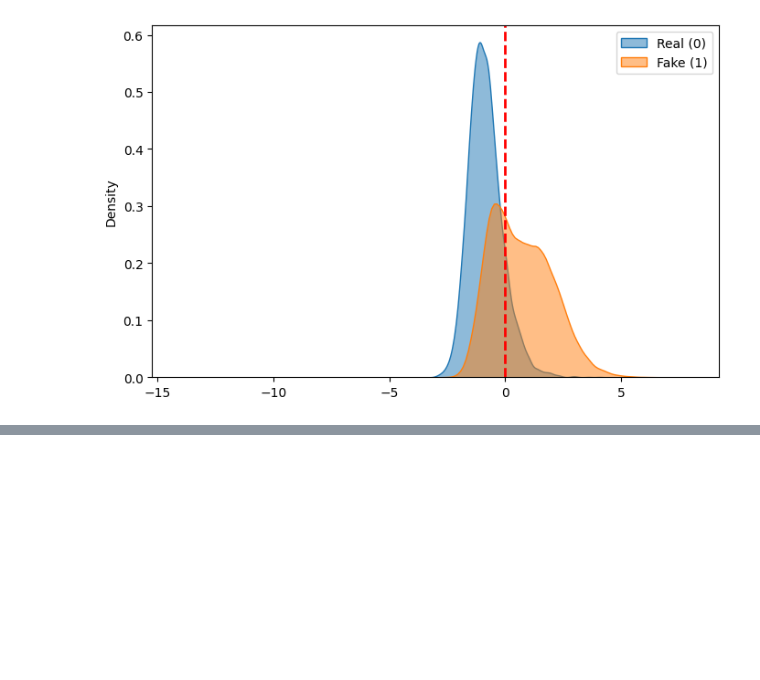
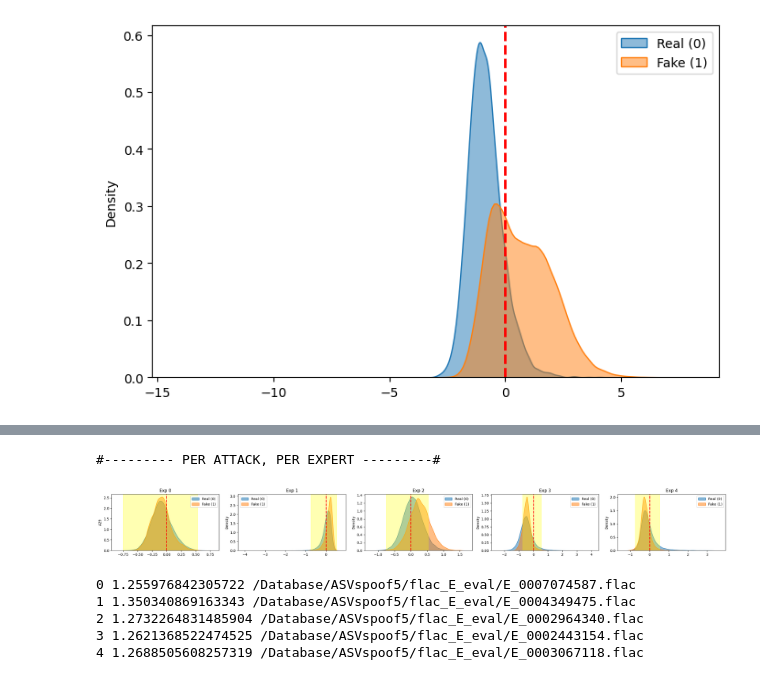
Before and after one commit to nii-yamagishilab/MoE-AntiDeepfake, a Jupyter notebook: notebooks/5_ensemble_distributions.ipynb, the cells around one changed output, grey strips where cells are left out. Saved outputs shown, nothing was run; the diff lists cells and outputs as text; code cells hidden in the pictures; blank space fills up the shorter version.

```diff
--- a/notebooks/5_ensemble_distributions.ipynb
+++ b/notebooks/5_ensemble_distributions.ipynb
@@ -266,0 +388,34 @@ show_per_attack_per_expert(scores, labels, attack_ids, selected_attacks, show_me
+# %%
+rootpath = f"/home/smg/v-viola/moe_antideepfake/results/Ensemble/asv5/experts_trained_on_mix/5_experts_FULL_EVAL/Cset_ASV19_pooled"
+scores, labels, attack_ids = load_results(rootpath)
+selected_attacks = ['A29']
+show_per_attack_per_expert(scores, labels, attack_ids, selected_attacks, show_metrics=False)
+# %% [output]
+#--------- PER ATTACK, PER EXPERT ---------#
+[figure, added]
+# %%
+rootpath = f"/home/smg/v-viola/moe_antideepfake/results/Ensemble/asv5/experts_trained_on_mix/5_experts_FULL_EVAL/Cset_ASV19_pooled"
+scores, labels, attack_ids = load_results(rootpath)
+indices, files, selected_scores = select_samples_by_score(
+    scores, labels, attack_ids, rootpath,
+    expert_id=2,     # expert index
+    attack='A29',
+    min_score=1.25,
+    max_score=1.5,
+    pick_fakes=True,
+    limit=5
+)
+
+root_audio = "/Database/ASVspoof5/flac_E_eval"
+full_paths = np.array([
+    os.path.join(root_audio, f + '.flac') for f in files
+])
+
+for idx, (p, s) in enumerate(zip(full_paths, selected_scores)):
+    print(idx, s, p)
+# %% [output]
+0 1.255976842305722 /Database/ASVspoof5/flac_E_eval/E_0007074587.flac
+1 1.350340869163343 /Database/ASVspoof5/flac_E_eval/E_0004349475.flac
+2 1.2732264831485904 /Database/ASVspoof5/flac_E_eval/E_0002964340.flac
+3 1.2621368522474525 /Database/ASVspoof5/flac_E_eval/E_0002443154.flac
+4 1.2688505608257319 /Database/ASVspoof5/flac_E_eval/E_0003067118.flac
```
Also changed, not shown: parts of 17 cells of this notebook, 30 other files.
